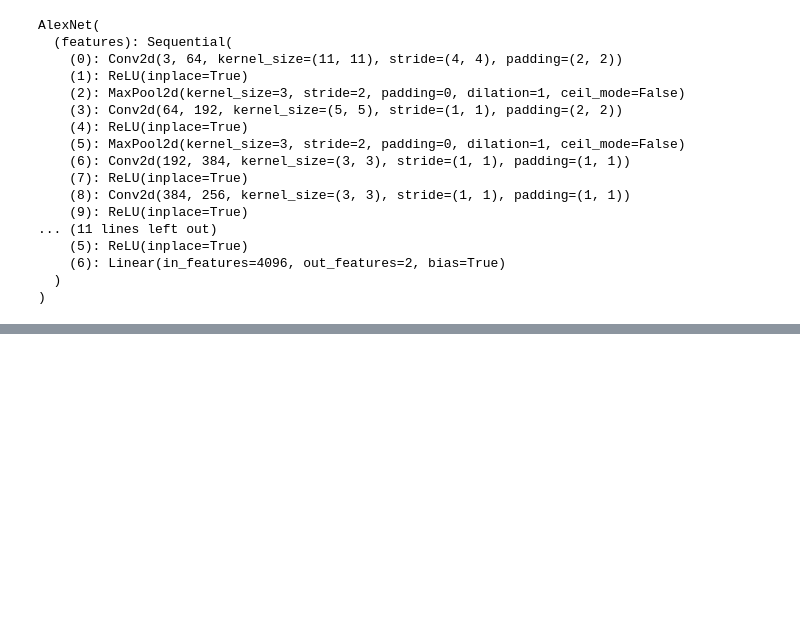
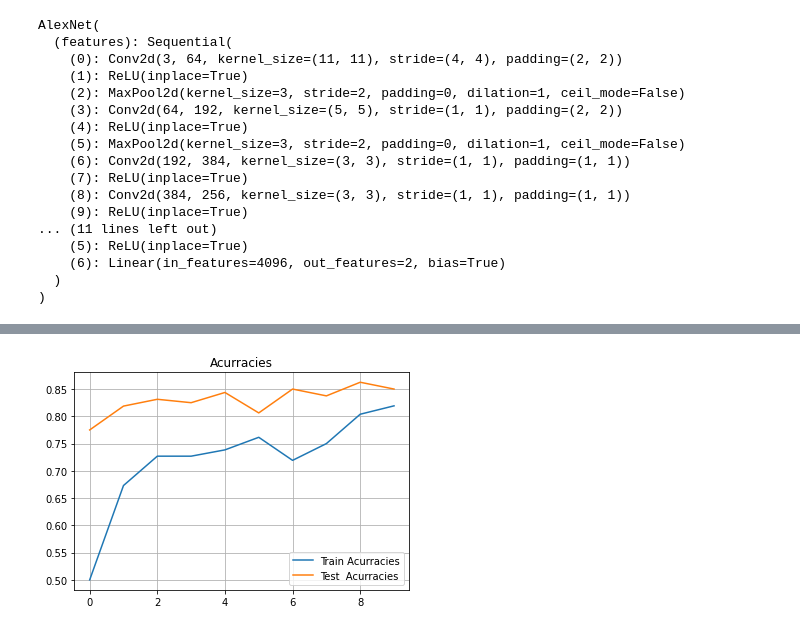
Before and after one commit to AnkitaSinha98/DeepLearningProgram, a Jupyter notebook: AlexNet_ant_and_bees.ipynb, the cells around one changed output, grey strips where cells are left out. Cells and saved outputs as stored; diff of their text form; code cells hidden in the pictures; blank space fills up the shorter version.

```diff
--- a/AlexNet_ant_and_bees.ipynb
+++ b/AlexNet_ant_and_bees.ipynb
@@ -273,0 +300,8 @@ plt.show()
+# %%
+plt.title("Acurracies")
+plt.plot(train_acurracies, label = "Train Acurracies")
+plt.plot(test_acurracies,  label = "Test  Acurracies")
+plt.legend()
+plt.grid()
+# %% [output]
+[figure, added]
```
Also changed, not shown: parts of 10 cells of this notebook.
